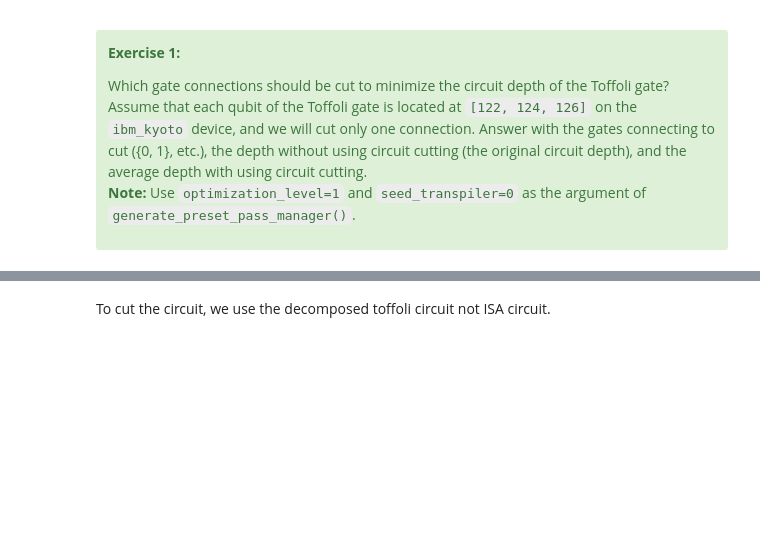
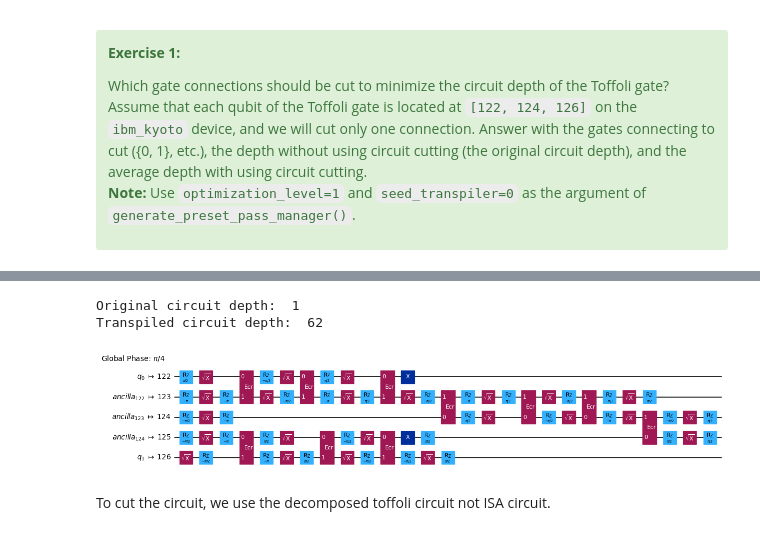
Before and after one commit to Jae7777/ibm-quantum-challenge-2024, a Jupyter notebook: content/lab_3/lab-3-circuit-knitting.ipynb, the cells around one changed output, grey strips where cells are left out. Cells and saved outputs as stored; diff of their text form; code cells hidden in the pictures; blank space fills up the shorter version.

```diff
--- a/content/lab_3/lab-3-circuit-knitting.ipynb
+++ b/content/lab_3/lab-3-circuit-knitting.ipynb
@@ -249,18 +250,23 @@ toffoli.draw("mpl")
 # %%
 # To know the original circuit depth
+toffoli_depth = toffoli.depth()
+print("Original circuit depth: ", toffoli_depth)
 
 ### Write your code below here ###
 # Transpile the circuit
-
-
-
+pm = generate_preset_pass_manager(backend=backend, optimization_level=1, initial_layout=toffoli_layout, seed_transpiler=0)
+isa_toffoli = pm.run(toffoli)
 
 # Calculate original circuit depth
-isa_toffoli_depth =
+isa_toffoli_depth = isa_toffoli.depth()
 
 ### Don't change any code past this line ###
 print(f"Transpiled circuit depth: ", isa_toffoli_depth)
 isa_qc.draw("mpl", scale=0.6, idle_wires=False, fold=False)
+# %% [output]
+Original circuit depth:  1
+Transpiled circuit depth:  62
+[figure, added]
 # %% [markdown]
 To cut the circuit, we use the decomposed toffoli circuit not ISA circuit.
 # %%
```
Also changed, not shown: parts of 18 cells of this notebook, 3 other files.
